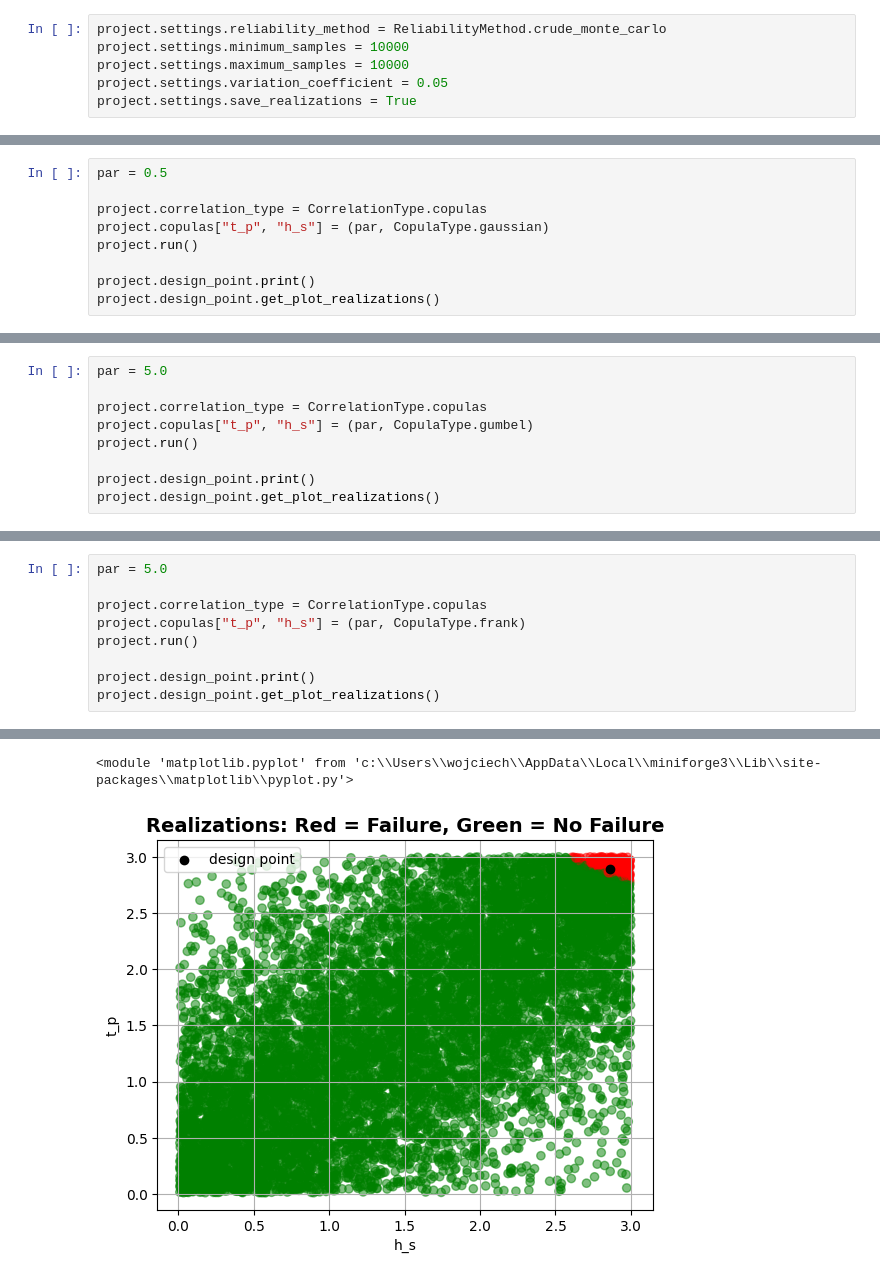
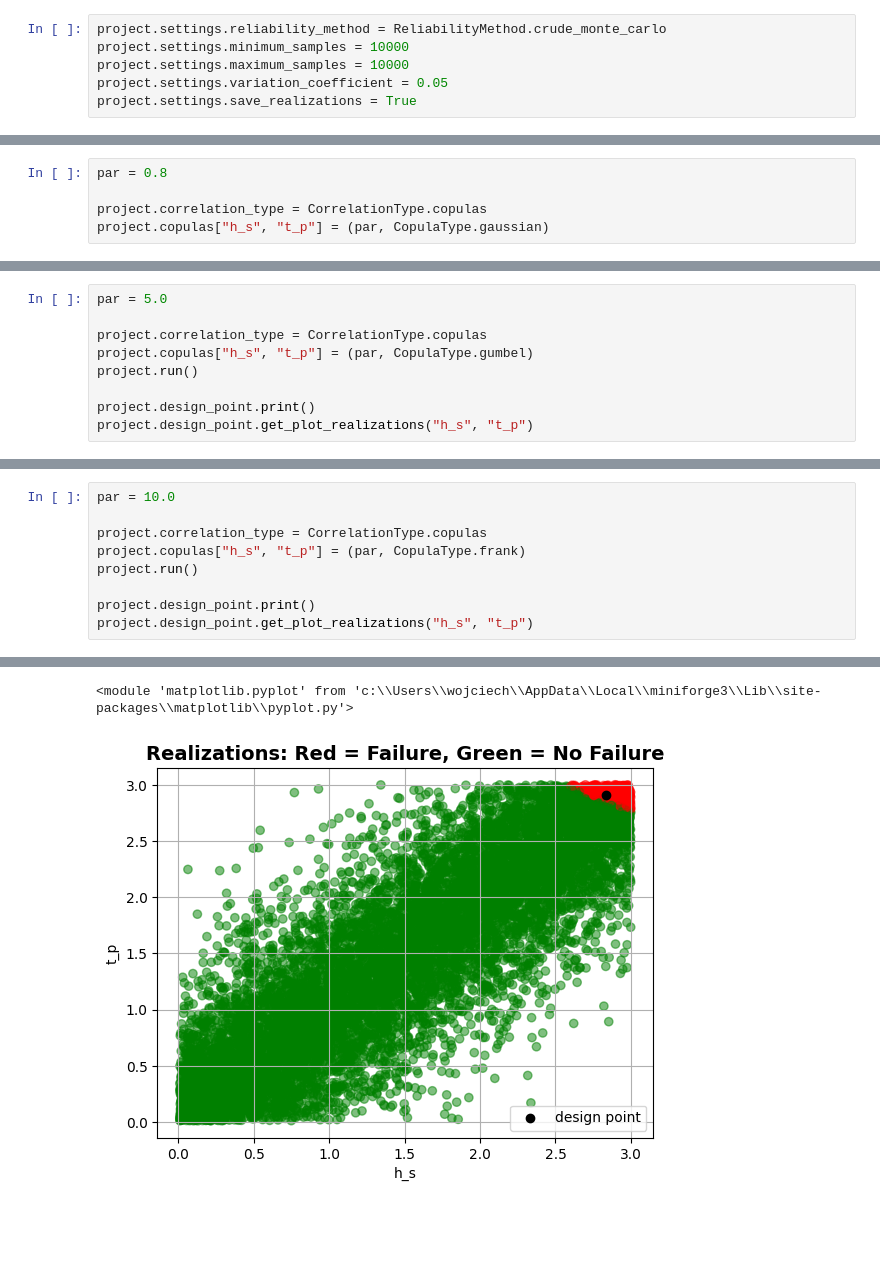
Before and after one commit to Deltares/ProbabilisticLibrary, a Jupyter notebook: sources/Deltares.Probabilistic.PWrapper.Notebooks/copulas.ipynb, the cells around one changed output, grey strips where cells are left out. Drawn from its saved outputs; the diff is of its cells as text; blank space fills up the shorter version.

```diff
--- a/sources/Deltares.Probabilistic.PWrapper.Notebooks/copulas.ipynb
+++ b/sources/Deltares.Probabilistic.PWrapper.Notebooks/copulas.ipynb
@@ -67,9 +69,5 @@ The parameter of a Gaussian copula is a correlation coefficient that can vary be
 # %%
-par = 0.5
+par = 0.8
 
 project.correlation_type = CorrelationType.copulas
-project.copulas["t_p", "h_s"] = (par, CopulaType.gaussian)
-project.run()
-
-project.design_point.print()
-project.design_point.get_plot_realizations()
+project.copulas["h_s", "t_p"] = (par, CopulaType.gaussian)
@@ -95,10 +100,10 @@ Let's correlate the variables $t_p$ and $h_s$ using a Gumbel copula. The paramet
 par = 5.0
 
 project.correlation_type = CorrelationType.copulas
-project.copulas["t_p", "h_s"] = (par, CopulaType.gumbel)
+project.copulas["h_s", "t_p"] = (par, CopulaType.gumbel)
 project.run()
 
 project.design_point.print()
-project.design_point.get_plot_realizations()
+project.design_point.get_plot_realizations("h_s", "t_p")
 # %% [output]
 Reliability:
@@ -148,11 +153,11 @@ Let's correlate the variables $t_p$ and $h_s$ using a Frank copula. The paramete
 # %%
-par = 5.0
+par = 10.0
 
 project.correlation_type = CorrelationType.copulas
-project.copulas["t_p", "h_s"] = (par, CopulaType.frank)
+project.copulas["h_s", "t_p"] = (par, CopulaType.frank)
 project.run()
 
 project.design_point.print()
-project.design_point.get_plot_realizations()
+project.design_point.get_plot_realizations("h_s", "t_p")
 # %% [output]
 Reliability:
@@ -167,5 +172,5 @@ Alpha values:
  h_crest: alpha = 0, x = 3
  h: alpha = 0, x = 1
 <module 'matplotlib.pyplot' from 'c:\\Users\\wojciech\\AppData\\Local\\miniforge3\\Lib\\site-packages\\matplotlib\\pyplot.py'>
-[figure, old version]
+[figure, new version]
 # %% [markdown]
```
Also changed, not shown: parts of 19 cells of this notebook.
